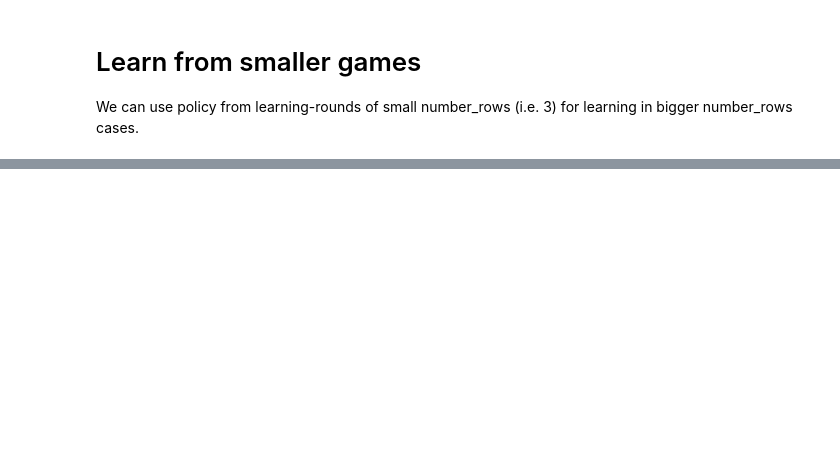
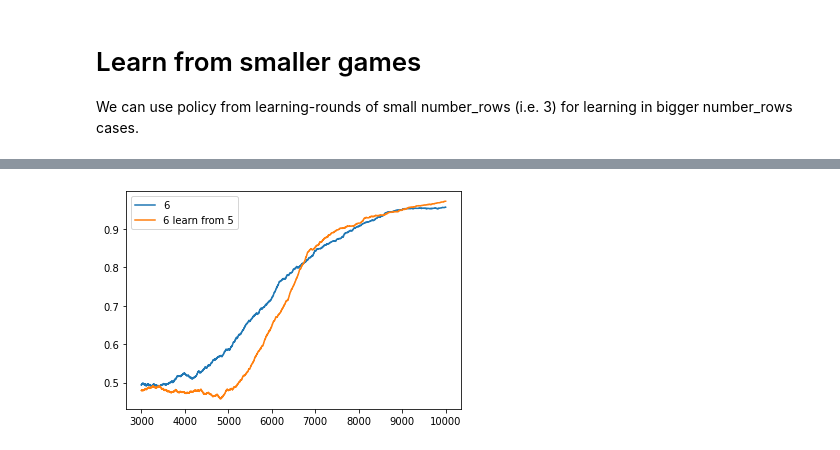
Before and after one commit to danielececcarelli/Transfer-RL-NIM, a Jupyter notebook: nim_final.ipynb, the cells around one changed output, grey strips where cells are left out. Saved outputs shown, nothing was run; the diff lists cells and outputs as text; code cells hidden in the pictures; blank space fills up the shorter version.

```diff
--- a/nim_final.ipynb
+++ b/nim_final.ipynb
@@ -536,0 +592,8 @@ training...
+# %%
+plt.plot(range(3000,10000), avg_rew_1[3000:], label = '6')
+plt.plot(range(3000,10000), avg_rew_2[3000:], label = '6 learn from 5')
+plt.legend()
+string_fig = 'images/learn5_vs_6_quintaprova.png'
+plt.savefig(string_fig)
+# %% [output]
+[figure, added]
```
Also changed, not shown: parts of 9 cells of this notebook, 26 other files.
